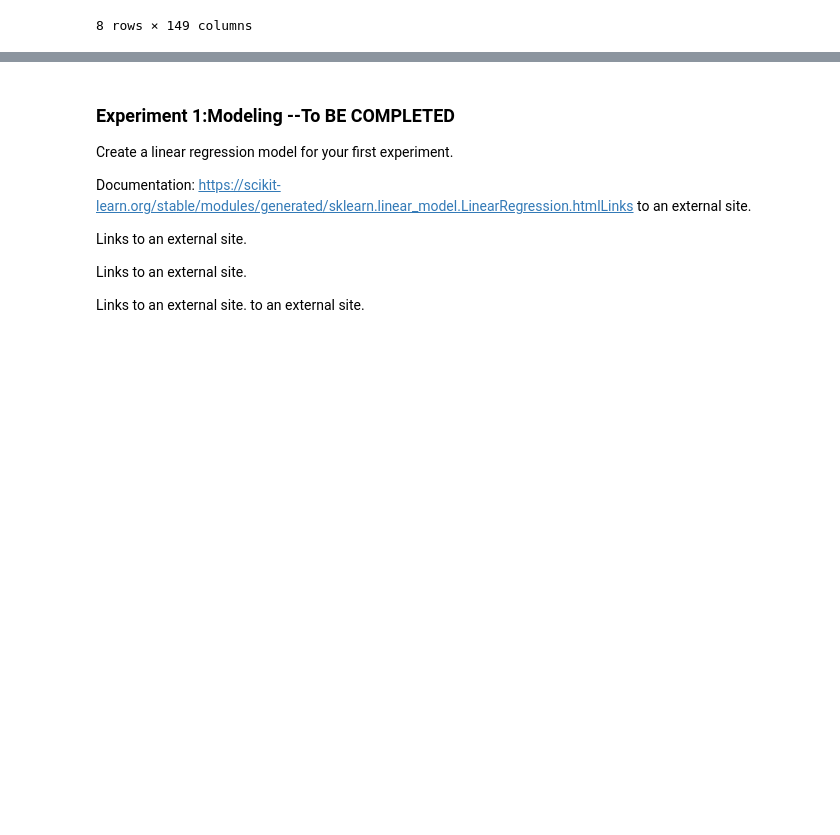
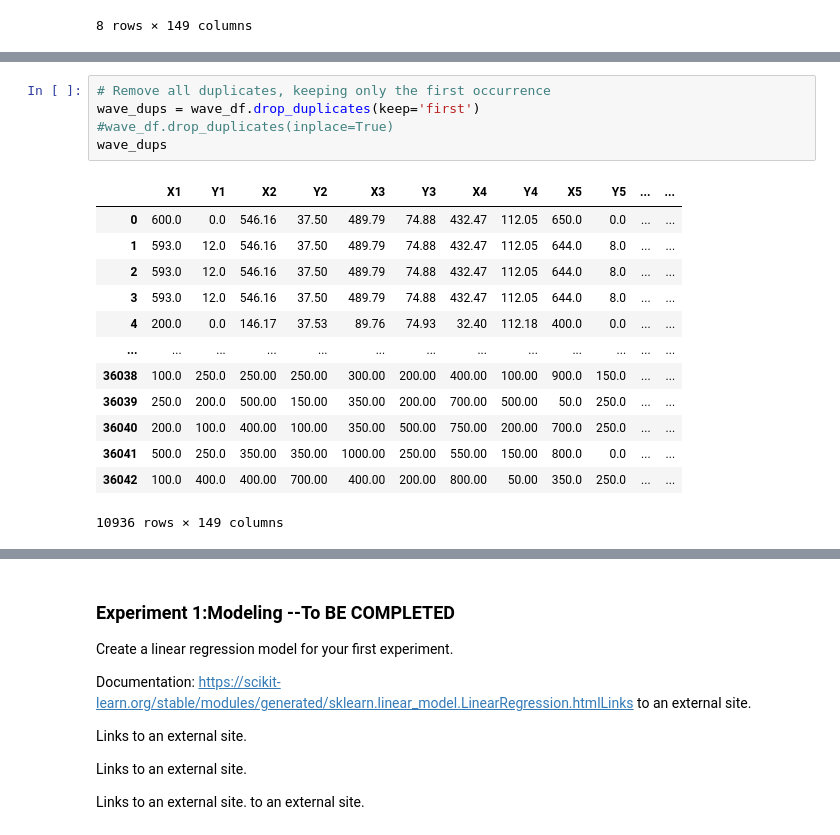
Before and after one commit to pmb-7684/Data_Mining_Project_3, a Jupyter notebook: DM_project3.ipynb, the cells around one changed output, grey strips where cells are left out. Drawn from its saved outputs; the diff is of its cells as text; blank space fills up the shorter version.

```diff
--- a/DM_project3.ipynb
+++ b/DM_project3.ipynb
@@ -114,0 +185,19 @@ wave_df.describe()
+# %%
+# Remove all duplicates, keeping only the first occurrence
+wave_dups = wave_df.drop_duplicates(keep='first')
+#wave_df.drop_duplicates(inplace=True)
+wave_dups
+# %% [output]
+|  | X1 | Y1 | X2 | Y2 | X3 | Y3 | X4 | Y4 | X5 | Y5 | ... | ... |
+| 0 | 600.0 | 0.0 | 546.16 | 37.50 | 489.79 | 74.88 | 432.47 | 112.05 | 650.0 | 0.0 | ... | ... |
+| 1 | 593.0 | 12.0 | 546.16 | 37.50 | 489.79 | 74.88 | 432.47 | 112.05 | 644.0 | 8.0 | ... | ... |
+| 2 | 593.0 | 12.0 | 546.16 | 37.50 | 489.79 | 74.88 | 432.47 | 112.05 | 644.0 | 8.0 | ... | ... |
+| 3 | 593.0 | 12.0 | 546.16 | 37.50 | 489.79 | 74.88 | 432.47 | 112.05 | 644.0 | 8.0 | ... | ... |
+| 4 | 200.0 | 0.0 | 146.17 | 37.53 | 89.76 | 74.93 | 32.40 | 112.18 | 400.0 | 0.0 | ... | ... |
+| ... | ... | ... | ... | ... | ... | ... | ... | ... | ... | ... | ... | ... |
+| 36038 | 100.0 | 250.0 | 250.00 | 250.00 | 300.00 | 200.00 | 400.00 | 100.00 | 900.0 | 150.0 | ... | ... |
+| 36039 | 250.0 | 200.0 | 500.00 | 150.00 | 350.00 | 200.00 | 700.00 | 500.00 | 50.0 | 250.0 | ... | ... |
+| 36040 | 200.0 | 100.0 | 400.00 | 100.00 | 350.00 | 500.00 | 750.00 | 200.00 | 700.0 | 250.0 | ... | ... |
+| 36041 | 500.0 | 250.0 | 350.00 | 350.00 | 1000.00 | 250.00 | 550.00 | 150.00 | 800.0 | 0.0 | ... | ... |
+| 36042 | 100.0 | 400.0 | 400.00 | 700.00 | 400.00 | 200.00 | 800.00 | 50.00 | 350.0 | 250.0 | ... | ... |
+10936 rows × 149 columns
```
Also changed, not shown: parts of 33 cells of this notebook.
